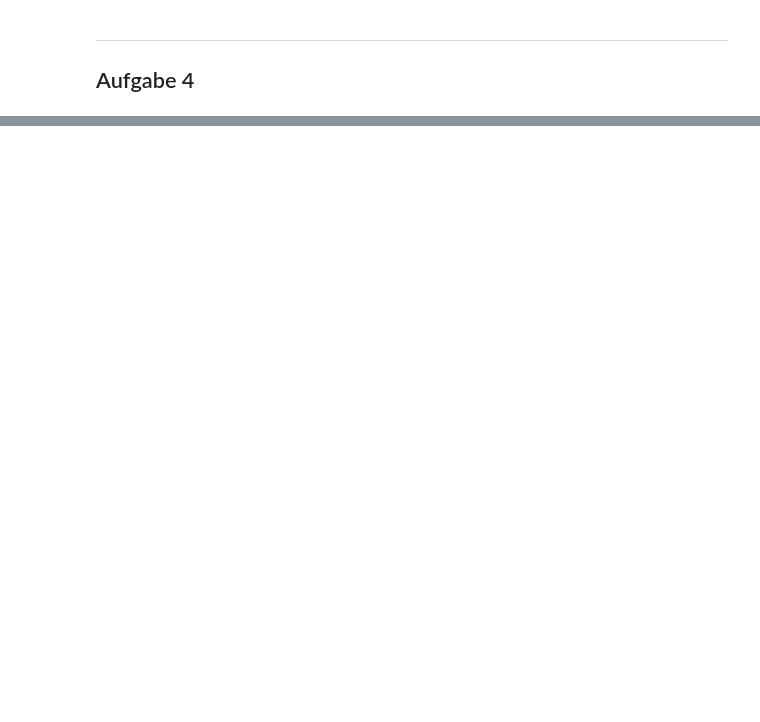
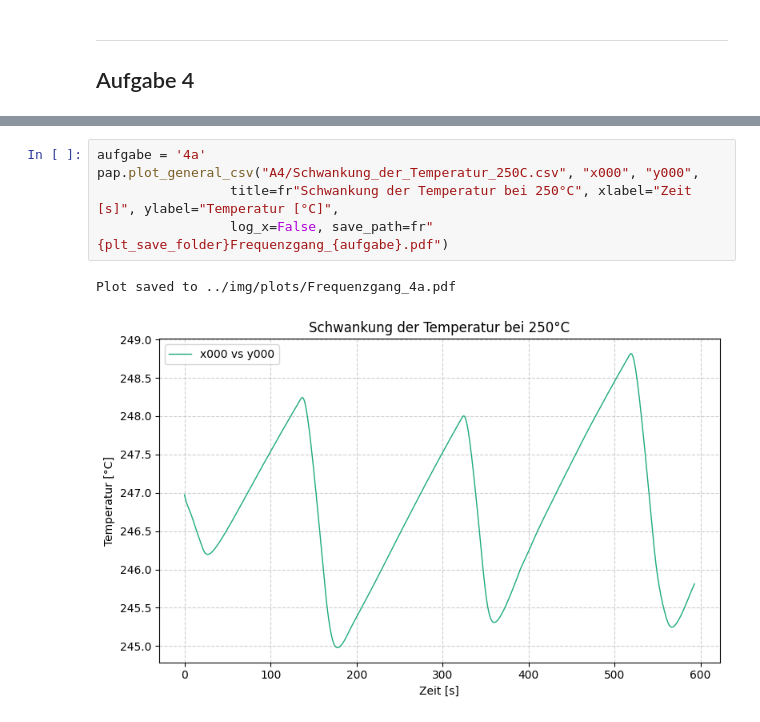
Before and after one commit to FinnZeumer/PAP-2, a Jupyter notebook: Versuche/243/Python/243.ipynb, the cells around one changed output, grey strips where cells are left out. Saved outputs shown, nothing was run; the diff lists cells and outputs as text; blank space fills up the shorter version.

```diff
--- a/Versuche/243/Python/243.ipynb
+++ b/Versuche/243/Python/243.ipynb
@@ -141,0 +142,8 @@ Plot saved to ../img/plots/Frequenzgang_Bandfliter-5K.pdf
+# %%
+aufgabe = '4a'
+pap.plot_general_csv("A4/Schwankung_der_Temperatur_250C.csv", "x000", "y000",
+                 title=fr"Schwankung der Temperatur bei 250°C", xlabel="Zeit [s]", ylabel="Temperatur [°C]",
+                 log_x=False, save_path=fr"{plt_save_folder}Frequenzgang_{aufgabe}.pdf")
+# %% [output]
+Plot saved to ../img/plots/Frequenzgang_4a.pdf
+[figure, added]
```
Also changed, not shown: parts of 6 cells of this notebook, 13 other files.
